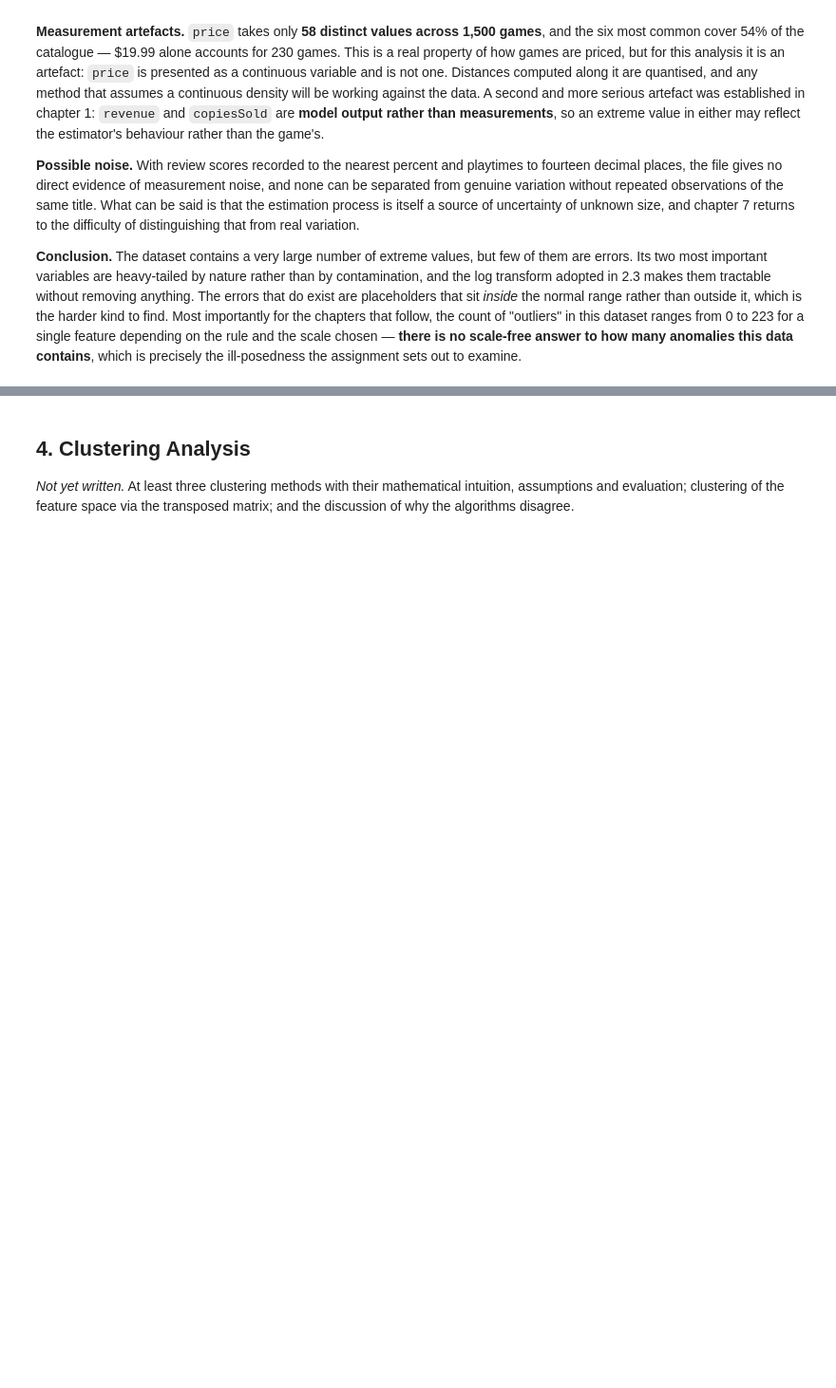
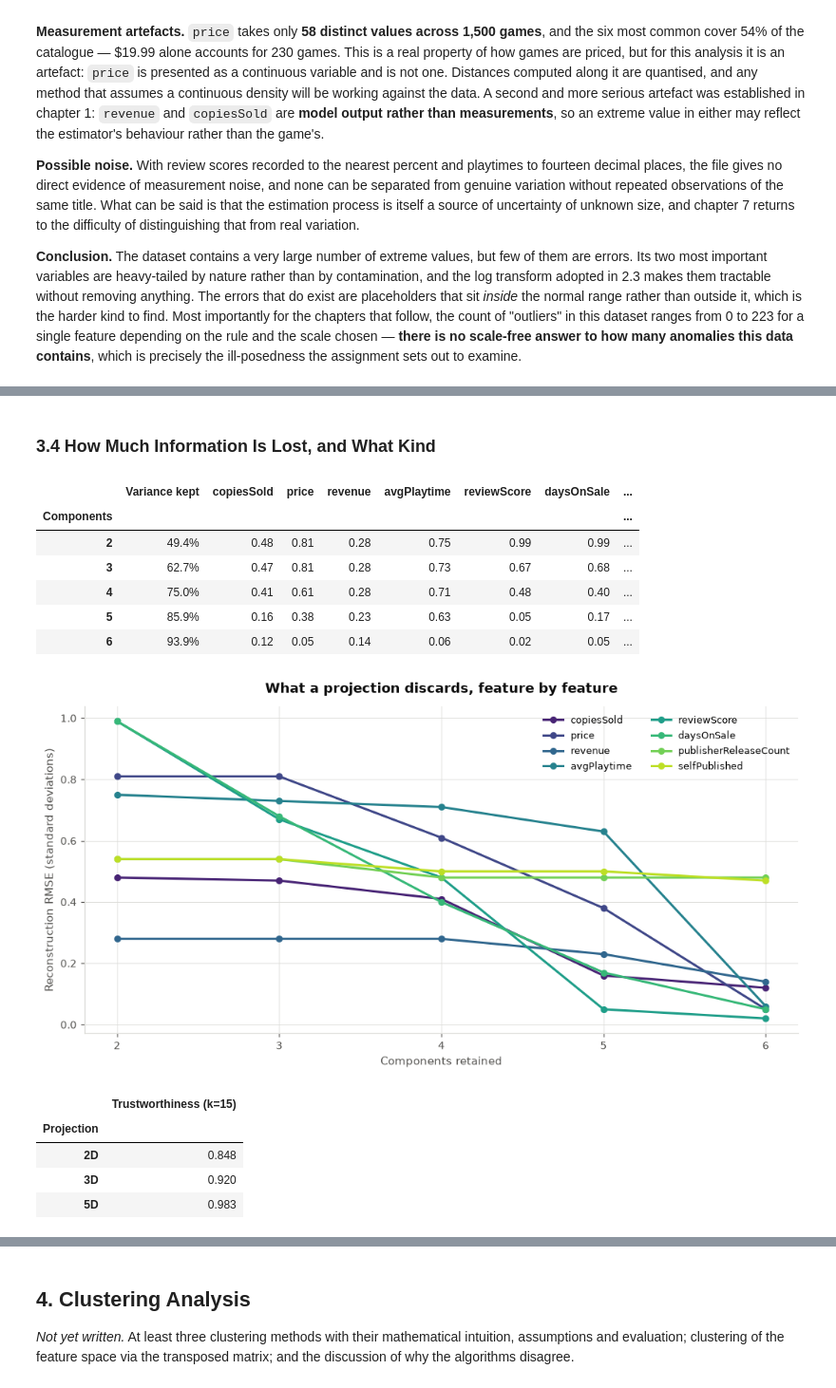
Before and after one commit to shonmazon/Data_Science, a Jupyter notebook: assignment3-unsupervised/notebooks/steam_unsupervised.ipynb, the cells around one changed output, grey strips where cells are left out. Shown at 95% size. Saved outputs shown, nothing was run; the diff lists cells and outputs as text; code cells hidden in the pictures; blank space fills up the shorter version.

```diff
--- a/assignment3-unsupervised/notebooks/steam_unsupervised.ipynb
+++ b/assignment3-unsupervised/notebooks/steam_unsupervised.ipynb
@@ -801,0 +1026,20 @@ assignment sets out to examine.
+# %% [markdown]
+### 3.4 How Much Information Is Lost, and What Kind
+# %%
+display(reconstruction_error(scaled_matrix))
+display(plot_reconstruction_error(reconstruction_error(scaled_matrix)))
+display(neighbourhood_preservation(scaled_matrix))
+# %% [output]
+|  | Variance kept | copiesSold | price | revenue | avgPlaytime | reviewScore | daysOnSale | ... |
+| Components |  |  |  |  |  |  |  | ... |
+| 2 | 49.4% | 0.48 | 0.81 | 0.28 | 0.75 | 0.99 | 0.99 | ... |
+| 3 | 62.7% | 0.47 | 0.81 | 0.28 | 0.73 | 0.67 | 0.68 | ... |
+| 4 | 75.0% | 0.41 | 0.61 | 0.28 | 0.71 | 0.48 | 0.40 | ... |
+| 5 | 85.9% | 0.16 | 0.38 | 0.23 | 0.63 | 0.05 | 0.17 | ... |
+| 6 | 93.9% | 0.12 | 0.05 | 0.14 | 0.06 | 0.02 | 0.05 | ... |
+[figure, added]
+|  | Trustworthiness (k=15) |
+| Projection |  |
+| 2D | 0.848 |
+| 3D | 0.920 |
+| 5D | 0.983 |
```
Also changed, not shown: parts of 17 cells of this notebook, 2 other files.
